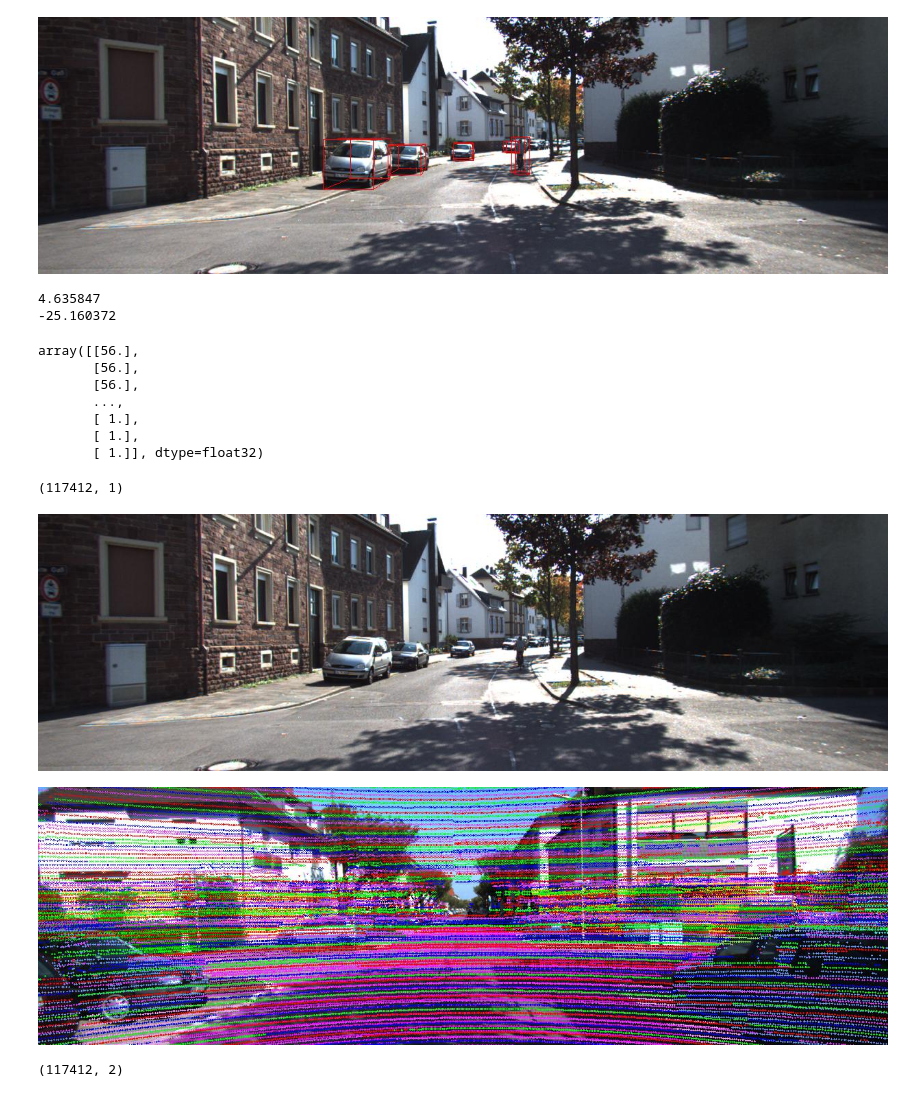
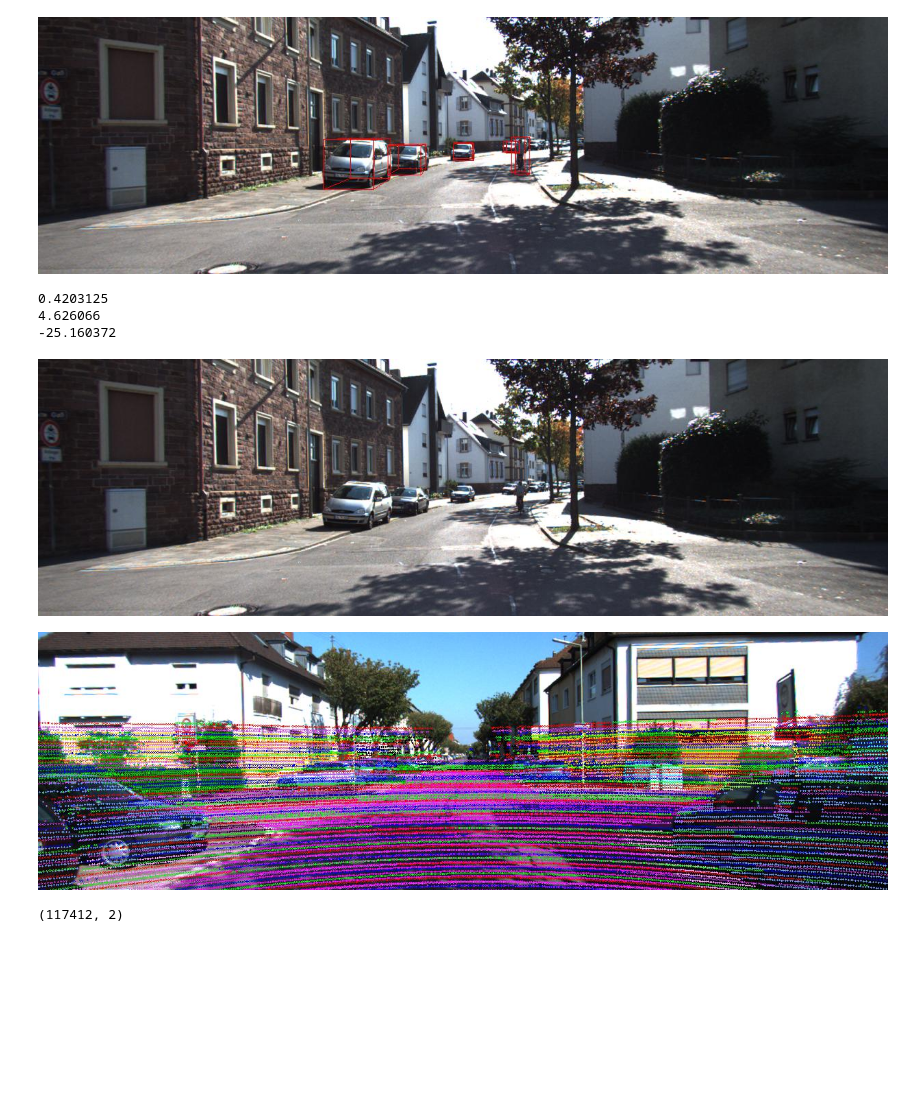
Before and after one commit to BBerabi/DLAD_Project1, a Jupyter notebook: project_1/project_1_notebook.ipynb, the cells around one changed output. Cells and saved outputs as stored; diff of their text form; code cells hidden in the pictures; blank space fills up the shorter version.

Commit message:
there is a problem with task 3, fixing it.., on progress

```diff
--- a/project_1/project_1_notebook.ipynb
+++ b/project_1/project_1_notebook.ipynb
@@ -307,23 +298,0 @@ velodyne = np.append(velodyne, angles, axis = 1)
-# %%
-width = (np.max(angles)-np.min(angles)) / 64
-print(np.max(angles))
-print(np.min(angles))
-# %% [output]
-4.635847
--25.160372
-# %%
-channel = (angles-np.min(angles)+0.5*width) // width - 3
-channel
-# %% [output]
-array([[56.],
-       [56.],
-       [56.],
-       ...,
-       [ 1.],
-       [ 1.],
-       [ 1.]], dtype=float32)
-# %%
-color = np.mod(channel, 4)
-color.shape
-# %% [output]
-(117412, 1)
@@ -333,6 +299,28 @@ velodyne = np.append(velodyne, color, axis = 1)
 # %%
+#Problem 3
+
+velodyne = segmentation_data["velodyne"]
+distances = np.sqrt(np.sum(np.square(velodyne), axis = 1))
+
+angles = 180 / np.pi * np.arcsin(velodyne[:,2]/distances).reshape(-1,1)
+velodyne = np.append(velodyne, angles, axis = 1)
+
+#fix the width
+minimum = -24.9
+maximum = 2
+width = (maximum-minimum) / 64
+
+print(width)
+print(np.max(angles))
+print(np.min(angles))
+
+#channel = (angles-minimum+0.5*width) // width - 3
+channel = (angles - minimum) // width
+color = np.mod(channel, 4)
+
 ########## Again pre processing as in previous exercise:
 # project the 3d homogeneous points (world coordinates) to 3d homogeneous points (cam0 coordinates)
+Xh_world = velodyne
 Xh_rectified_cam2 = np.matmul(T_cam0_velo, np.transpose(Xh_world))
 
 # normalize such that homogeneous coordinate is 1.0 again
@@ -359,34 +347,37 @@ dimN = np.shape(x_rectified_cam2)[0]
 for i in range(dimN) :
 
     if not retain_indices[i] : continue
 
     x = x_rectified_cam2[i, 0]
     y = x_rectified_cam2[i, 1]
     sem_label = sem_labels[i]
     if color[i] == 0:
         c = (255, 0, 0)
     elif color[i] == 1:
         c = (0, 255, 0)
     elif color[i] == 2:
         c = (0, 0, 255)
     elif color[i] == 3:
         c = (230, 55, 255)
 
     cv.circle(
         img = image_2_semantic_segmentation,
         center = (x,y),
         radius = 1,
         color = c
     )
 
 # write output and show results
 cv.imwrite("image_3.png", image_2)
 showarray(image_2)
 cv.imwrite("image_3_semantic_segmentation.png", image_2_semantic_segmentation)
 showarray(image_2_semantic_segmentation)
 # %% [output]
+0.4203125
+4.626066
+-25.160372
 [figure]
-[figure, old version]
+[figure, new version]
 # %%
 x_rectified_cam2.shape
 # %% [output]
```
Also changed, not shown: parts of 2 cells of this notebook, 1 other file.
